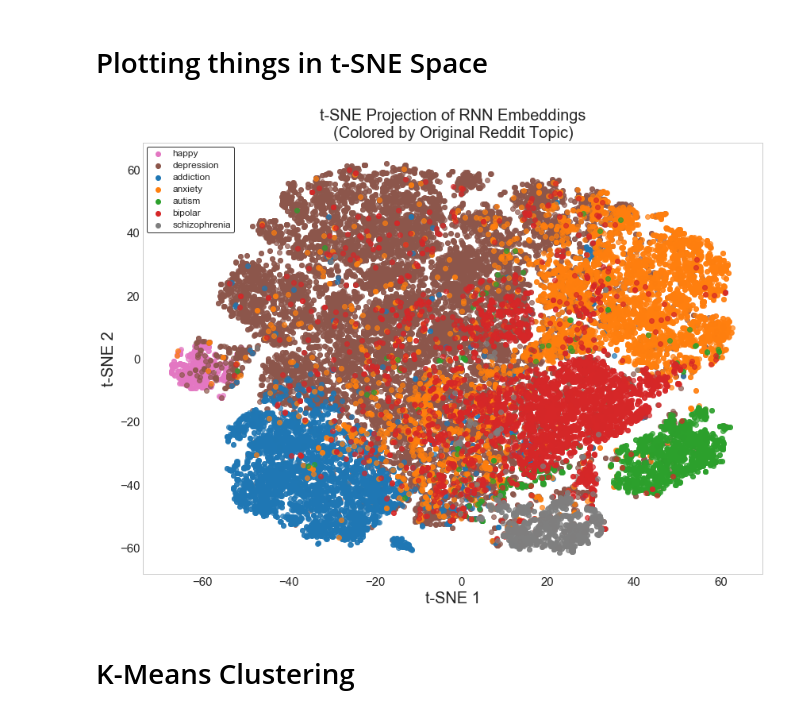
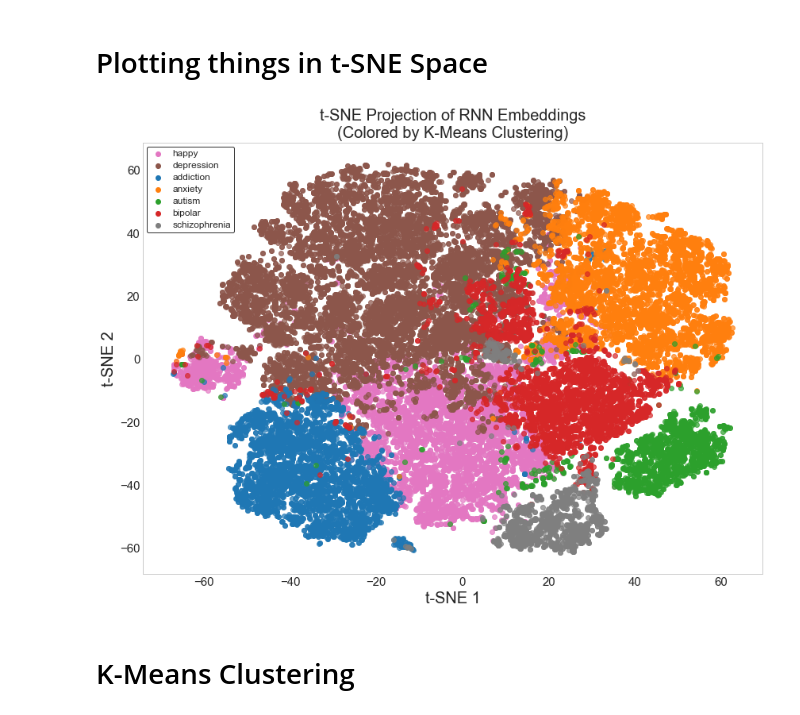
Before and after one commit to shebak11/emotionalPhenome, a Jupyter notebook: cluster_tfidf.ipynb, the cells around one changed output. Drawn from its saved outputs; the diff is of its cells as text; code cells hidden in the pictures.

```diff
--- a/cluster_tfidf.ipynb
+++ b/cluster_tfidf.ipynb
@@ -5,7 +6,7 @@ from re import split
 # %% [markdown]
 ## create a dataset with a 'cluster' field
 # %%
-data = pickle.load(open("data/emotype_v10.p", "rb" ))
+data = pickle.load(open("data/emotype_v10_val.p", "rb" ))
 
 label_cluster_dict = {'addiction':0, 'anxiety':1, 'autism':2,
                          'bipolar':3, 'conversation':4, 'depression':5,
@@ -307,7 +399,7 @@ def plot_in_tsne_space(tsne_embedded_data, cluster_labels, labels_to_plot, label
     plt.ylabel('t-SNE 2', fontsize=20)
 
     plt.title('t-SNE Projection of RNN Embeddings\n' + \
-               '(Colored by Original Reddit Topic)', fontsize=20)
+               '(Colored by K-Means Clustering)', fontsize=20)
 
     for y in labels_to_plot:
         tmp_alpha = 0.7
@@ -333,14 +425,16 @@ def plot_in_tsne_space(tsne_embedded_data, cluster_labels, labels_to_plot, label
 # %%
 label_cluster_dict = {'addiction':0, 'anxiety':1, 'autism':2,
                          'bipolar':3, 'conversation':4, 'depression':5,
                          'happy':6, 'schizophrenia':7}
 
 labels_to_plot = ['happy', 'depression', 'addiction',  # Labels that are first in this list...
                   'anxiety',  'autism', 'bipolar',  # will be in the 'back' of the image and
                   'schizophrenia']  # obscured by labels later in the list
-
-plot_in_tsne_space(embeddings_tsne_scores, psycho_labels, labels_to_plot, label_cluster_dict)
+# labels_to_plot = ['depression', 'anxiety', 'bipolar']
+# labels_to_plot = ['depression']
+plot_in_tsne_space(embeddings_tsne_scores, mapped_cluster_labels,
+                   labels_to_plot, label_cluster_dict)
 # %% [output]
-[figure, old version]
+[figure, new version]
 # %% [markdown]
 # K-Means Clustering
```
Also changed, not shown: parts of 40 cells of this notebook, 8 other files.
